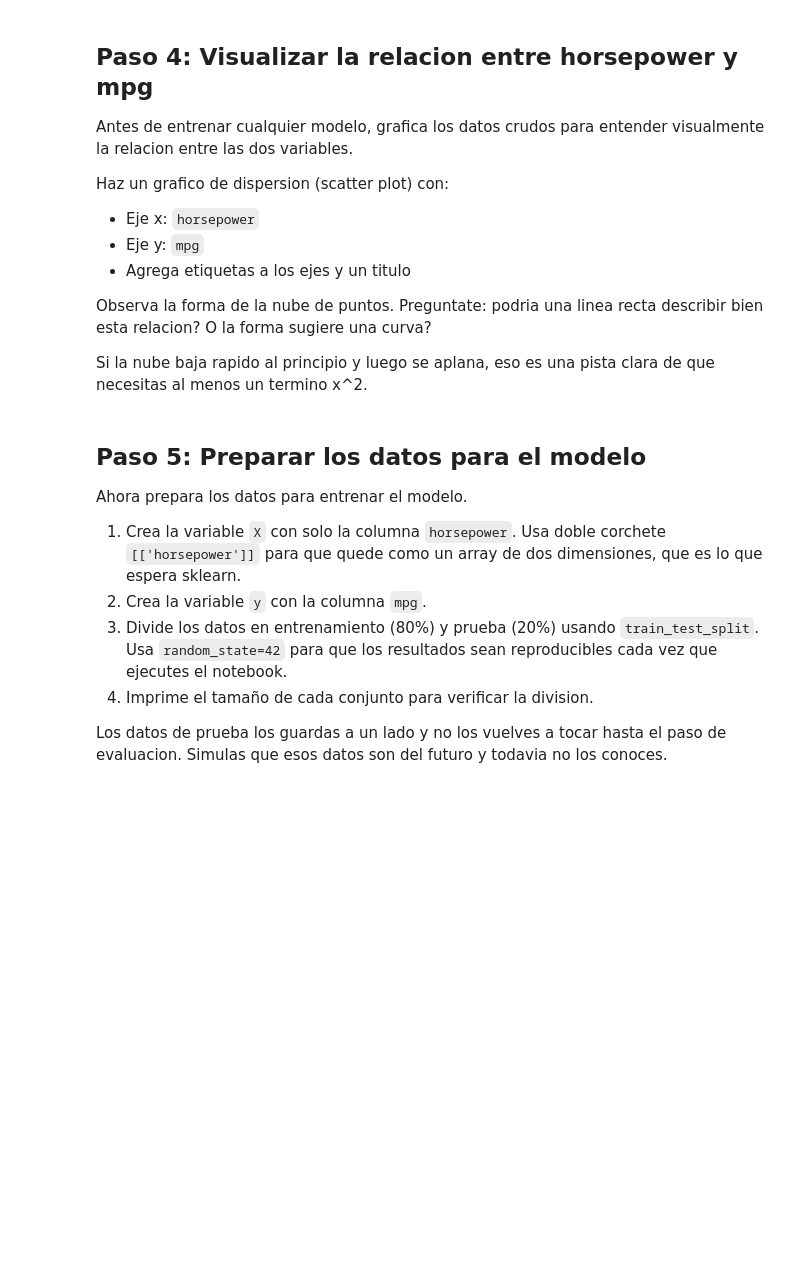
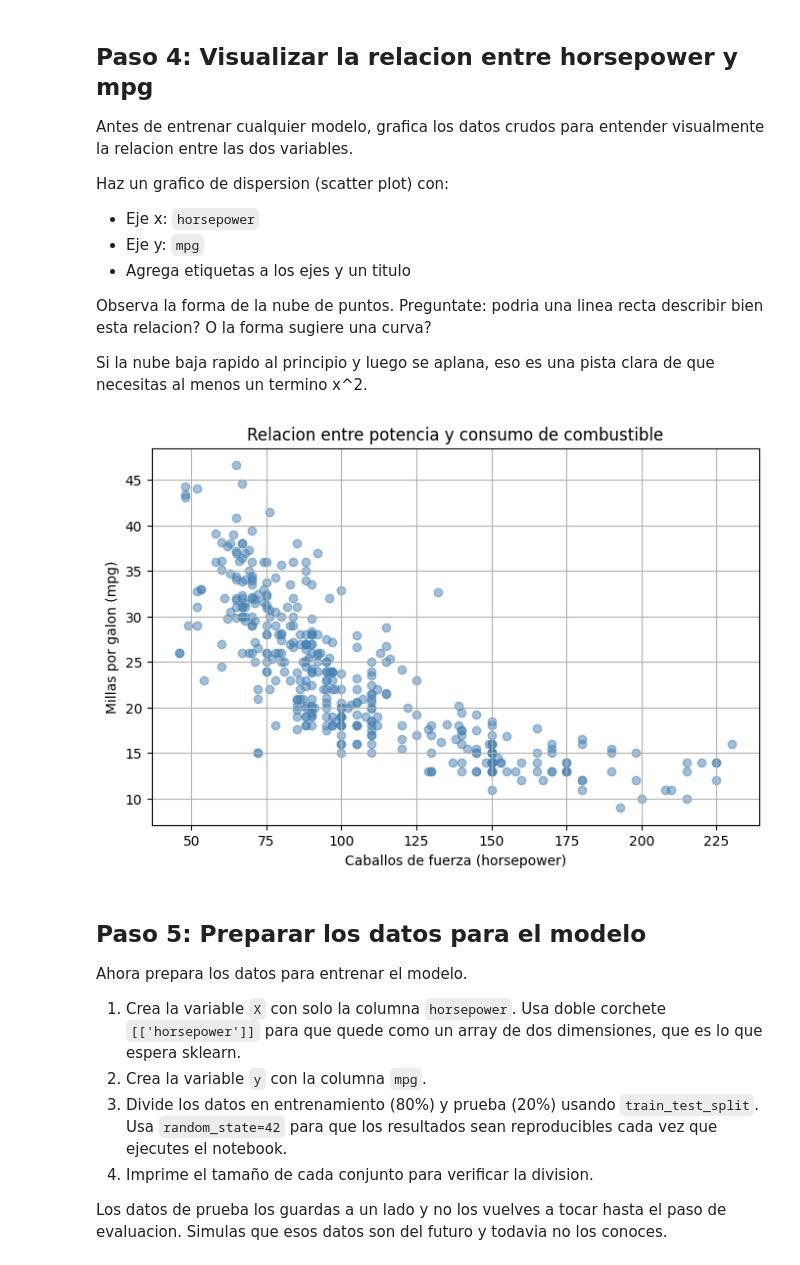
Before and after one commit to mangelm/IA-Workshop-Regression, a Jupyter notebook: Notebook_02_Regresion_Polinomica_Simple.ipynb, the cells around one changed output. Saved outputs shown, nothing was run; the diff lists cells and outputs as text; code cells hidden in the pictures; blank space fills up the shorter version.

```diff
--- a/Notebook_02_Regresion_Polinomica_Simple.ipynb
+++ b/Notebook_02_Regresion_Polinomica_Simple.ipynb
@@ -56,6 +63,8 @@ columnas = ['mpg', 'cylinders', 'displacement', 'horsepower', 'weight',
             'acceleration', 'model_year', 'origin', 'car_name']
 
 # Carga el dataset con pd.read_csv usando los parametros indicados arriba
+df = pd.read_csv(url, sep=r'\s+', names=columnas, na_values='?')
 
 
 # Imprime las primeras 5 filas
+df.head()
@@ -82,7 +125,8 @@ Nota: la columna `horsepower` probablemente aparece como tipo `object` (texto) e
 # %%
 # 4. Elimina las filas con valores nulos
+df = df.dropna()
 # %%
 # 5. Convierte horsepower a numero por si quedo como texto
-# df['horsepower'] = pd.to_numeric(df['horsepower'])
+df['horsepower'] = pd.to_numeric(df['horsepower'])
 # %%
 # 6. Vuelve a imprimir el tamaño para ver cuantas filas quedaron
@@ -101,9 +148,18 @@ Observa la forma de la nube de puntos. Preguntate: podria una linea recta descri
 Si la nube baja rapido al principio y luego se aplana, eso es una pista clara de que necesitas al menos un termino x^2.
 # %%
 # Crea un grafico de dispersion de horsepower vs mpg
+plt.figure(figsize=(8, 5))
 # Usa plt.scatter(), agrega etiquetas con plt.xlabel(), plt.ylabel()
+plt.scatter(df['horsepower'], df['mpg'], alpha=0.5, color='steelblue')
+plt.xlabel('Caballos de fuerza (horsepower)')
+plt.ylabel('Millas por galon (mpg)')
 # y un titulo con plt.title()
+plt.title('Relacion entre potencia y consumo de combustible')
 # Termina con plt.show()
+plt.grid(True)
+plt.show()
+# %% [output]
+[figure, added]
 # %% [markdown]
 ## Paso 5: Preparar los datos para el modelo
 
```
Also changed, not shown: parts of 11 cells of this notebook.
